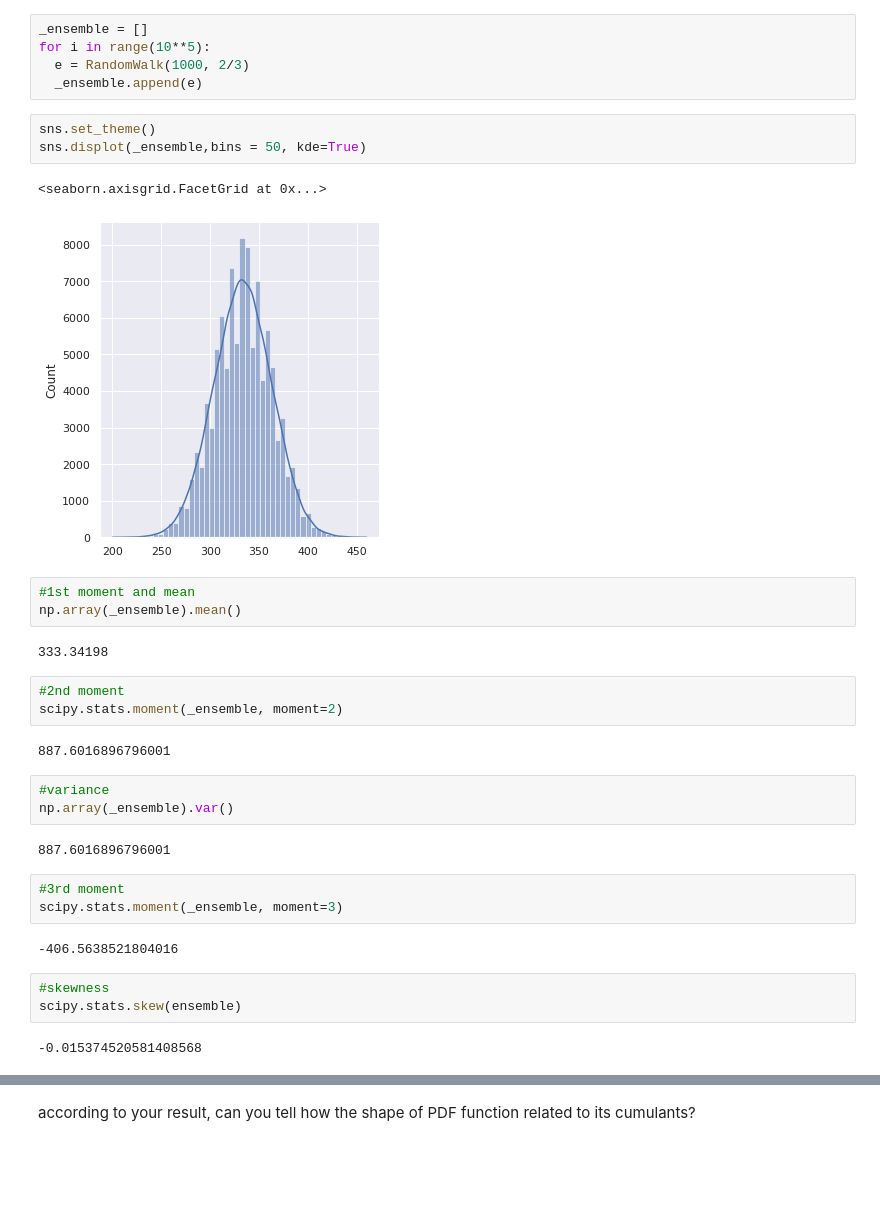
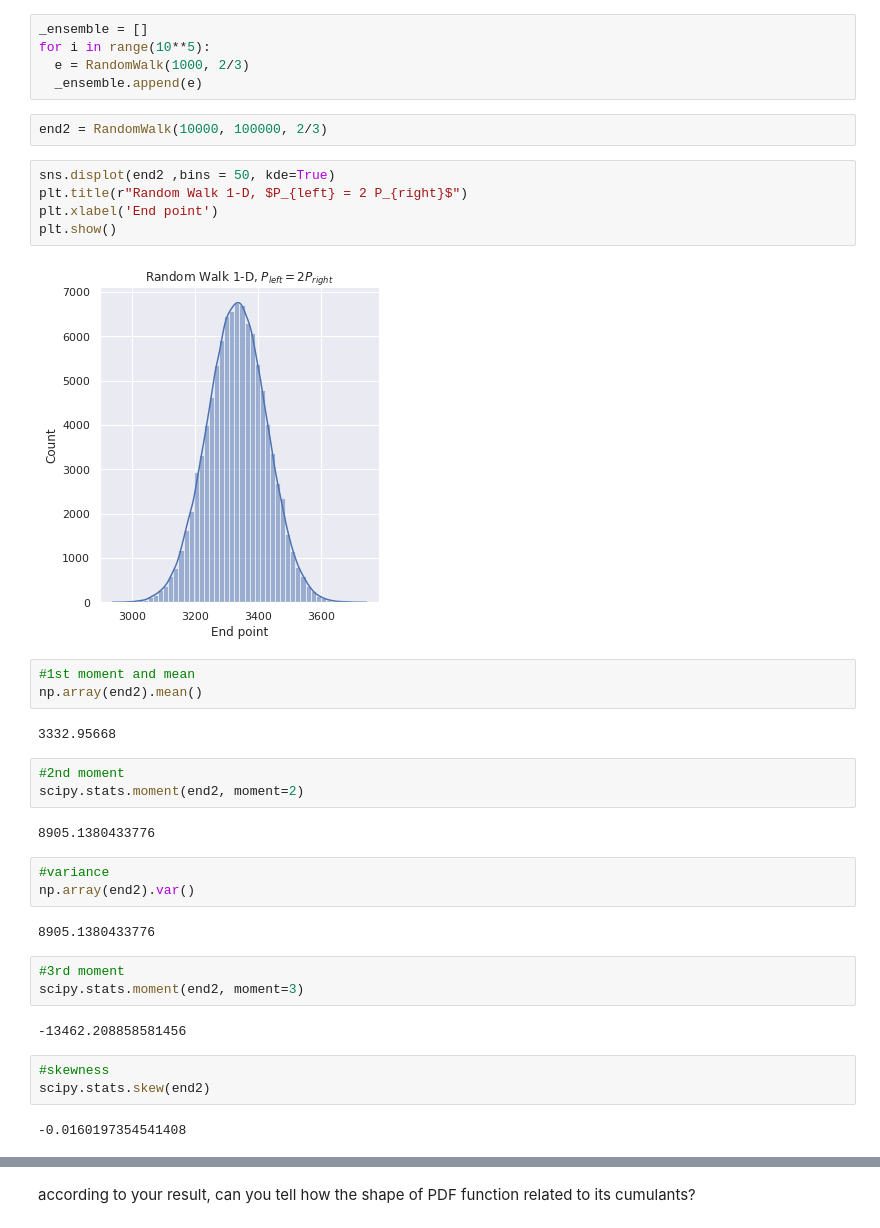
Before and after one commit to SBUDataAnalysis/hw2-MohiMozaffari, a Jupyter notebook: Data_Analysis_HW1.ipynb, the cells around one changed output, grey strips where cells are left out. Saved outputs shown, nothing was run; the diff lists cells and outputs as text; blank space fills up the shorter version.

```diff
--- a/Data_Analysis_HW1.ipynb
+++ b/Data_Analysis_HW1.ipynb
@@ -82,36 +76,39 @@ _ensemble = []
 for i in range(10**5):
   e = RandomWalk(1000, 2/3)
   _ensemble.append(e)
-# %%
-sns.set_theme()
-sns.displot(_ensemble,bins = 50, kde=True)
-# %% [output]
-<seaborn.axisgrid.FacetGrid at 0x...>
-[figure, removed]
+# %%
+end2 = RandomWalk(10000, 100000, 2/3)
+# %%
+sns.displot(end2 ,bins = 50, kde=True)
+plt.title(r"Random Walk 1-D, $P_{left} = 2 P_{right}$")
+plt.xlabel('End point')
+plt.show()
+# %% [output]
+[figure, added]
 # %%
 #1st moment and mean
-np.array(_ensemble).mean()
+np.array(end2).mean()
 # %% [output]
-333.34198
+3332.95668
 # %%
 #2nd moment
-scipy.stats.moment(_ensemble, moment=2)
+scipy.stats.moment(end2, moment=2)
 # %% [output]
-887.6016896796001
+8905.1380433776
 # %%
 #variance
-np.array(_ensemble).var()
+np.array(end2).var()
 # %% [output]
-887.6016896796001
+8905.1380433776
 # %%
 #3rd moment
-scipy.stats.moment(_ensemble, moment=3)
+scipy.stats.moment(end2, moment=3)
 # %% [output]
--406.5638521804016
+-13462.208858581456
 # %%
 #skewness
-scipy.stats.skew(ensemble)
+scipy.stats.skew(end2)
 # %% [output]
--0.015374520581408568
+-0.0160197354541408
 # %%
 #4th moment
```
Also changed, not shown: parts of 32 cells of this notebook.
